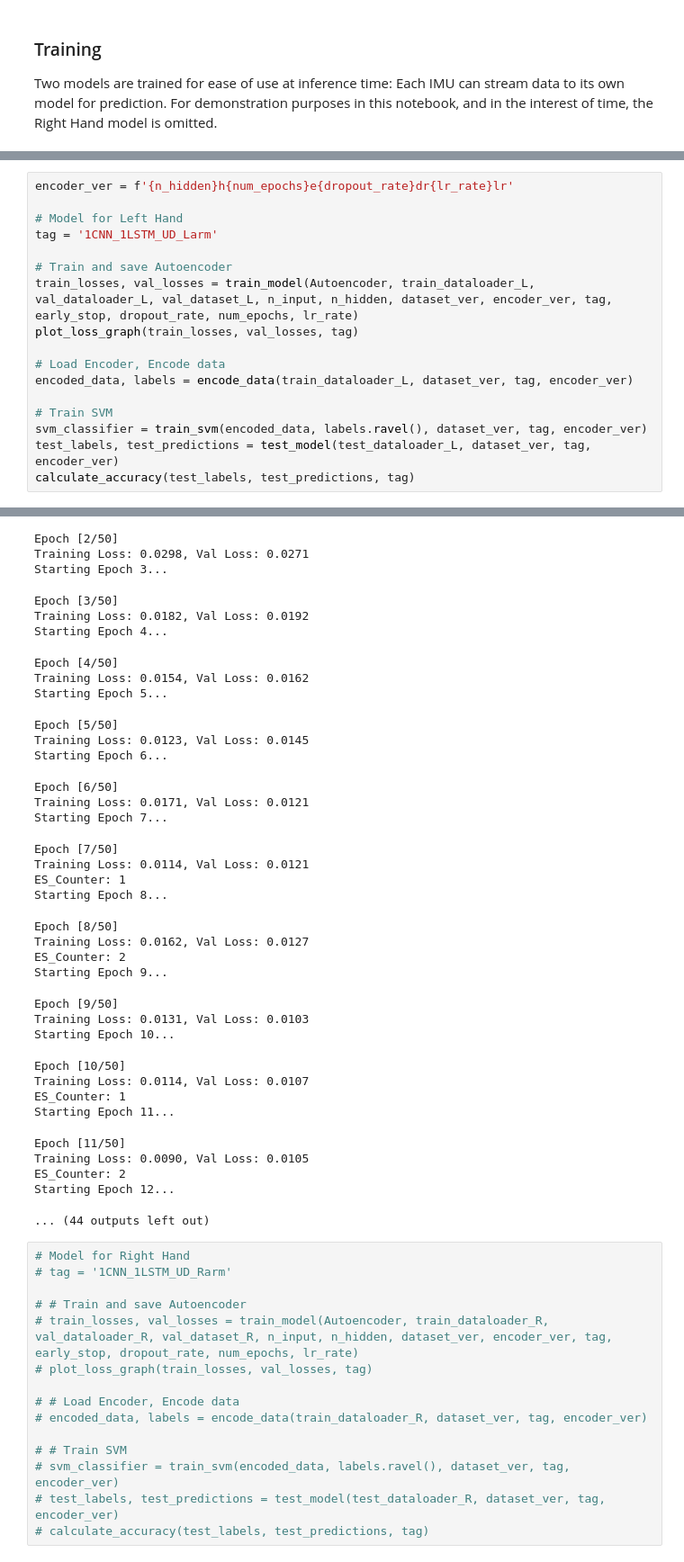
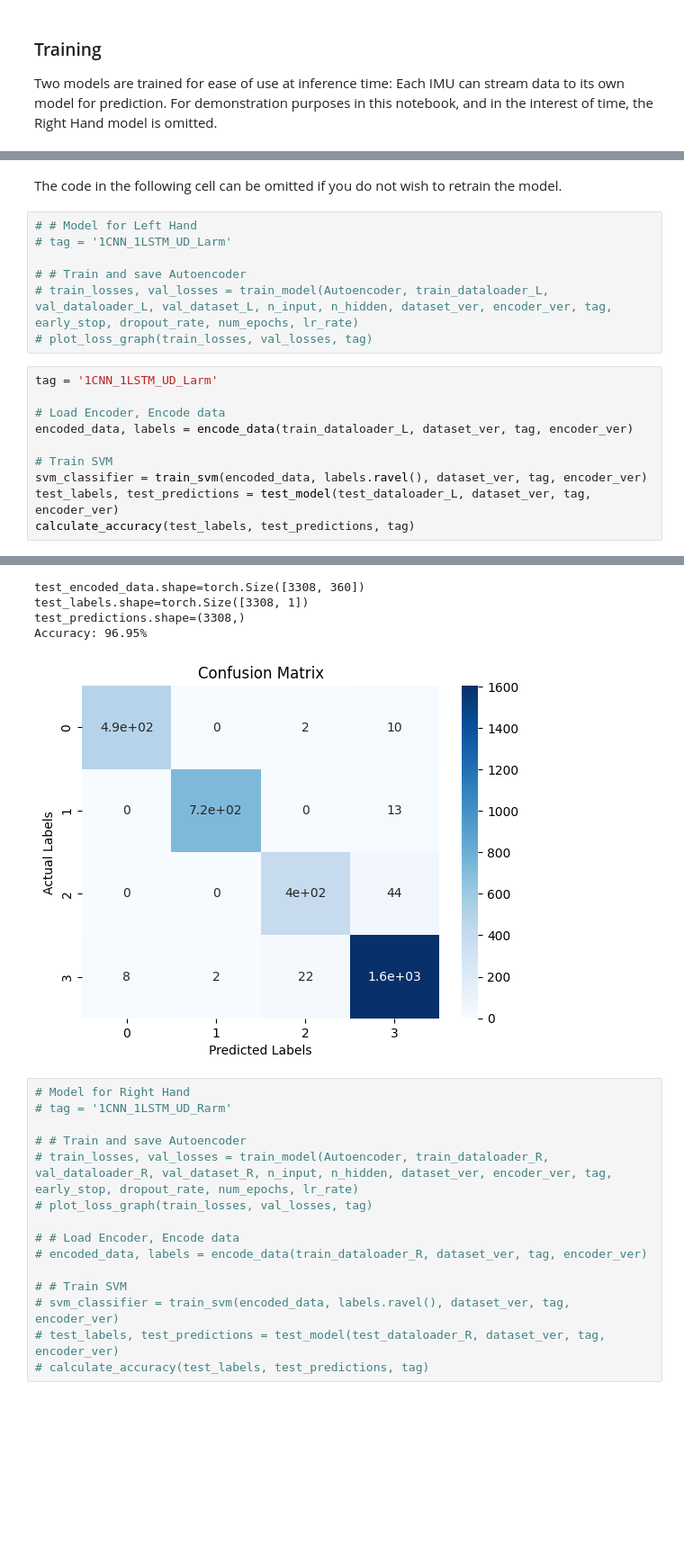
Before and after one commit to zachlim283/DLProject, a Jupyter notebook: main.ipynb, the cells around one changed output, grey strips where cells are left out. Shown at 90% size. Drawn from its saved outputs; the diff is of its cells as text; blank space fills up the shorter version.

Commit message:
update nbs, final models

```diff
--- a/main.ipynb
+++ b/main.ipynb
@@ -218,12 +230,14 @@ early_stop = 5
+# %% [markdown]
+The code in the following cell can be omitted if you do not wish to retrain the model.
+# %%
+# # Model for Left Hand
+# tag = '1CNN_1LSTM_UD_Larm'
+
+# # Train and save Autoencoder
+# train_losses, val_losses = train_model(Autoencoder, train_dataloader_L, val_dataloader_L, val_dataset_L, n_input, n_hidden, dataset_ver, encoder_ver, tag, early_stop, dropout_rate, num_epochs, lr_rate)
+# plot_loss_graph(train_losses, val_losses, tag)
 # %%
-encoder_ver = f'{n_hidden}h{num_epochs}e{dropout_rate}dr{lr_rate}lr'
-
-# Model for Left Hand
 tag = '1CNN_1LSTM_UD_Larm'
-
-# Train and save Autoencoder
-train_losses, val_losses = train_model(Autoencoder, train_dataloader_L, val_dataloader_L, val_dataset_L, n_input, n_hidden, dataset_ver, encoder_ver, tag, early_stop, dropout_rate, num_epochs, lr_rate)
-plot_loss_graph(train_losses, val_losses, tag)
 
 # Load Encoder, Encode data
 encoded_data, labels = encode_data(train_dataloader_L, dataset_ver, tag, encoder_ver)
@@ -256,38 +256,8 @@ Starting Epoch 2...
-Epoch [2/50]
-Training Loss: 0.0298, Val Loss: 0.0271
-Starting Epoch 3...
+test_encoded_data.shape=torch.Size([3308, 360])
+test_labels.shape=torch.Size([3308, 1])
+test_predictions.shape=(3308,)
+Accuracy: 96.95%
-Epoch [3/50]
-Training Loss: 0.0182, Val Loss: 0.0192
-Starting Epoch 4...
-Epoch [4/50]
-Training Loss: 0.0154, Val Loss: 0.0162
-Starting Epoch 5...
-Epoch [5/50]
-Training Loss: 0.0123, Val Loss: 0.0145
-Starting Epoch 6...
-Epoch [6/50]
-Training Loss: 0.0171, Val Loss: 0.0121
-Starting Epoch 7...
-Epoch [7/50]
-Training Loss: 0.0114, Val Loss: 0.0121
-ES_Counter: 1
-Starting Epoch 8...
-Epoch [8/50]
-Training Loss: 0.0162, Val Loss: 0.0127
-ES_Counter: 2
-Starting Epoch 9...
-Epoch [9/50]
-Training Loss: 0.0131, Val Loss: 0.0103
-Starting Epoch 10...
-Epoch [10/50]
-Training Loss: 0.0114, Val Loss: 0.0107
-ES_Counter: 1
-Starting Epoch 11...
-Epoch [11/50]
-Training Loss: 0.0090, Val Loss: 0.0105
-ES_Counter: 2
-Starting Epoch 12...
-... (44 outputs left out)
+[figure, added]
 # %%
 # Model for Right Hand
 # tag = '1CNN_1LSTM_UD_Rarm'
```
Also changed, not shown: parts of 11 cells of this notebook, 22 other files.
